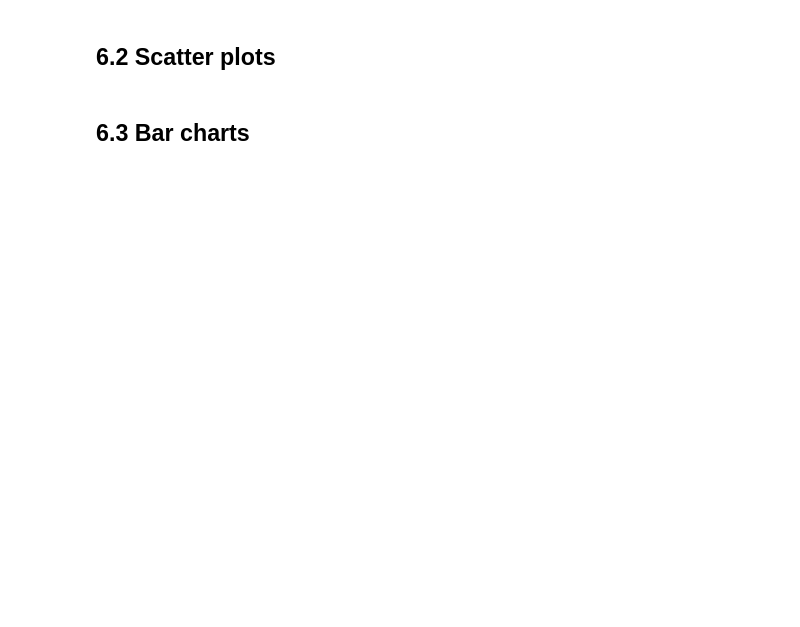
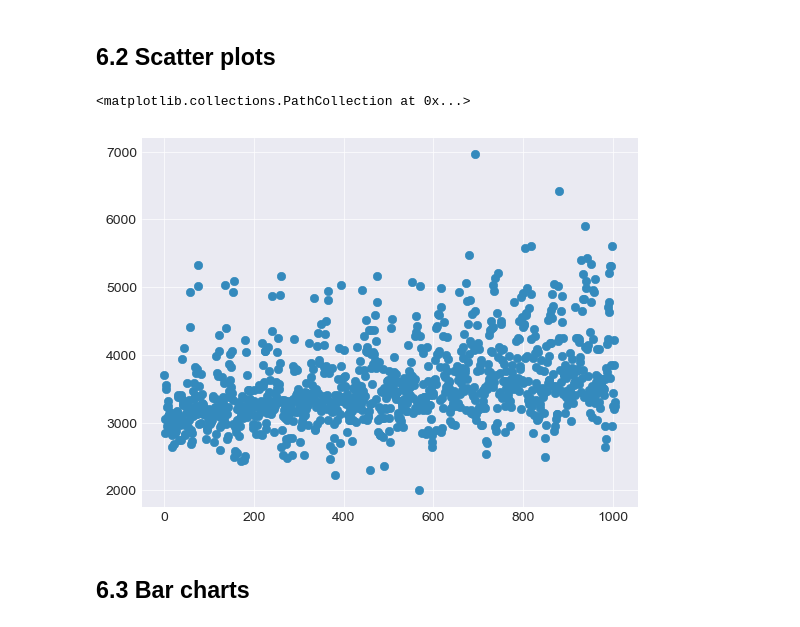
Before and after one commit to SPS-SP2273/learning-portfolio-Venetaris, a Jupyter notebook: 7.1_plotting/plotting_(good).ipynb, the cells around one changed output. Saved outputs shown, nothing was run; the diff lists cells and outputs as text; code cells hidden in the pictures; blank space fills up the shorter version.

```diff
--- a/7.1_plotting/plotting_(good).ipynb
+++ b/7.1_plotting/plotting_(good).ipynb
@@ -101,4 +135,10 @@ ax[3].plot(x,x, label = 'y = x')
 # %% [markdown]
 ## 6.2 Scatter plots
+# %%
+x = range(len(data1['All']))
+plt.scatter(x, data1['All'])
+# %% [output]
+<matplotlib.collections.PathCollection at 0x...>
+[figure, added]
 # %% [markdown]
 ## 6.3 Bar charts
```
Also changed, not shown: parts of 6 cells of this notebook, 7 other files.
